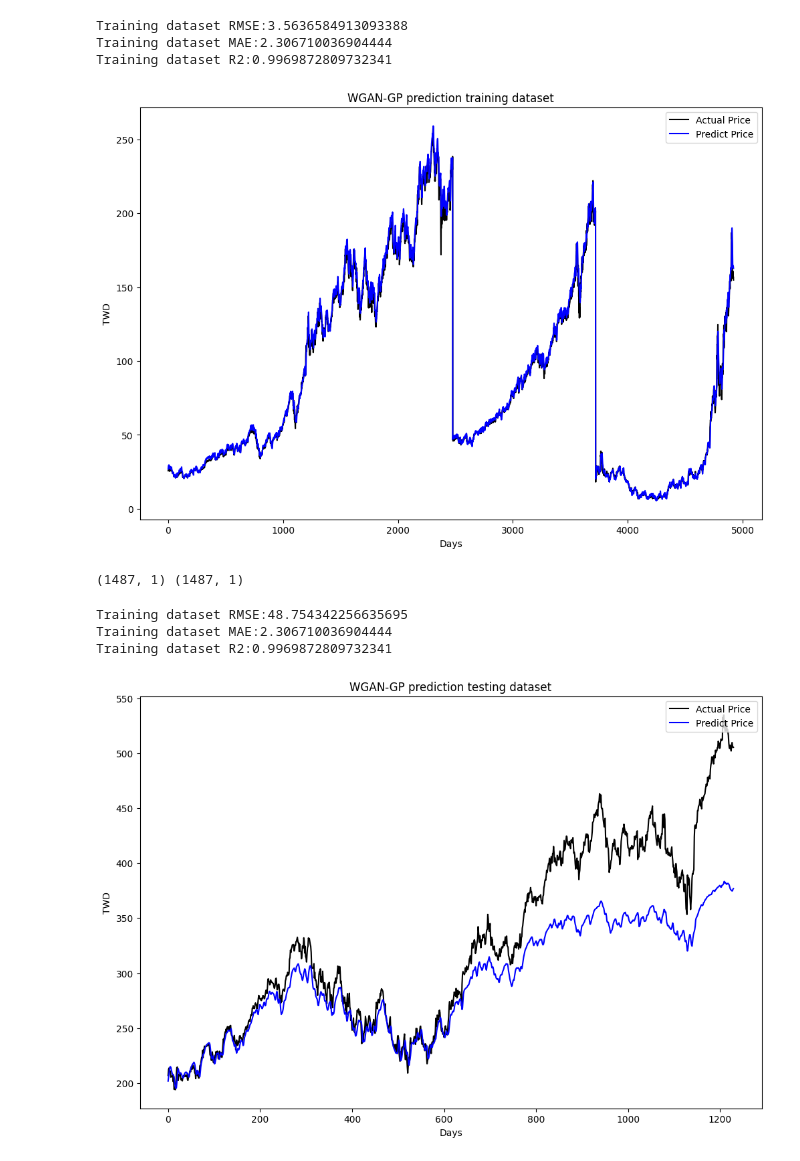
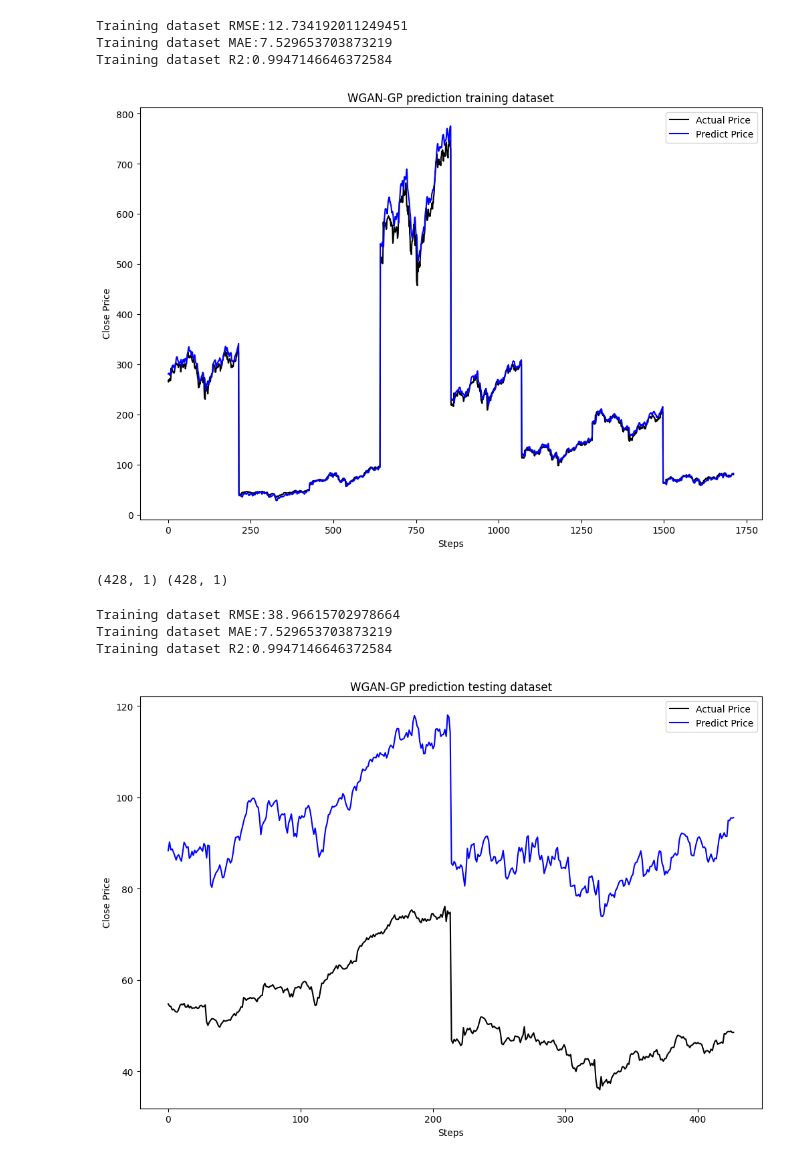
Before and after one commit to dinht210/wgan-gp-for-sp, a Jupyter notebook: demo.ipynb, the cells around one changed output. Drawn from its saved outputs; the diff is of its cells as text; code cells hidden in the pictures.

```diff
--- a/demo.ipynb
+++ b/demo.ipynb
@@ -243,7 +243,7 @@ def one_hot_encoding(train_df, test_df):
     #         encoding[cat] = 0
     # return encoding
 # %%
-csv_path = 'data/pltr_aapl_msft.csv'
+csv_path = 'data/1yr/financial_stocks_1y.csv'
 
 df = pd.read_csv(csv_path)
 df = df.dropna()
@@ -397,8 +397,8 @@ plt.figure(figsize=(12, 8))
 plt.plot(y_train_true, color = 'black', label = 'Actual Price')
 plt.plot(y_train_pred, color = 'blue', label = 'Predict Price')
 plt.title('WGAN-GP prediction training dataset')
-plt.ylabel('TWD')
-plt.xlabel('Days')
+plt.ylabel('Close Price')
+plt.xlabel('Steps')
 plt.legend(loc = 'upper right')
 
 mse = mean_squared_error(y_train_true, y_train_pred)
@@ -410,30 +410,30 @@ print(f'Training dataset RMSE:{rmse}')
 print(f'Training dataset MAE:{mae}')
 print(f'Training dataset R2:{r2}')
 # %% [output]
-Training dataset RMSE:3.5636584913093388
-Training dataset MAE:2.306710036904444
-Training dataset R2:0.9969872809732341
+Training dataset RMSE:12.734192011249451
+Training dataset MAE:7.529653703873219
+Training dataset R2:0.9947146646372584
-[figure, old version]
+[figure, new version]
 # %%
 print(y_test_true.shape, y_test_pred.shape)
 # %% [output]
-(1487, 1) (1487, 1)
+(428, 1) (428, 1)
 # %%
 plt.figure(figsize=(12, 8))
 plt.plot(y_test_true, color = 'black', label = 'Actual Price')
 plt.plot(y_test_pred, color = 'blue', label = 'Predict Price')
 plt.title('WGAN-GP prediction testing dataset')
-plt.ylabel('TWD')
-plt.xlabel('Days')
+plt.ylabel('Close Price')
+plt.xlabel('Steps')
 plt.legend(loc = 'upper right')
 
 mse = mean_squared_error(y_test_true, y_test_pred)
 rmse = math.sqrt(mse)
 print(f'Training dataset RMSE:{rmse}')
 print(f'Training dataset MAE:{mae}')
 print(f'Training dataset R2:{r2}')
 # %% [output]
-Training dataset RMSE:48.754342256635695
-Training dataset MAE:2.306710036904444
-Training dataset R2:0.9969872809732341
+Training dataset RMSE:38.96615702978664
+Training dataset MAE:7.529653703873219
+Training dataset R2:0.9947146646372584
-[figure, old version]
+[figure, new version]
```
Also changed, not shown: parts of 5 cells of this notebook, 22 other files.
